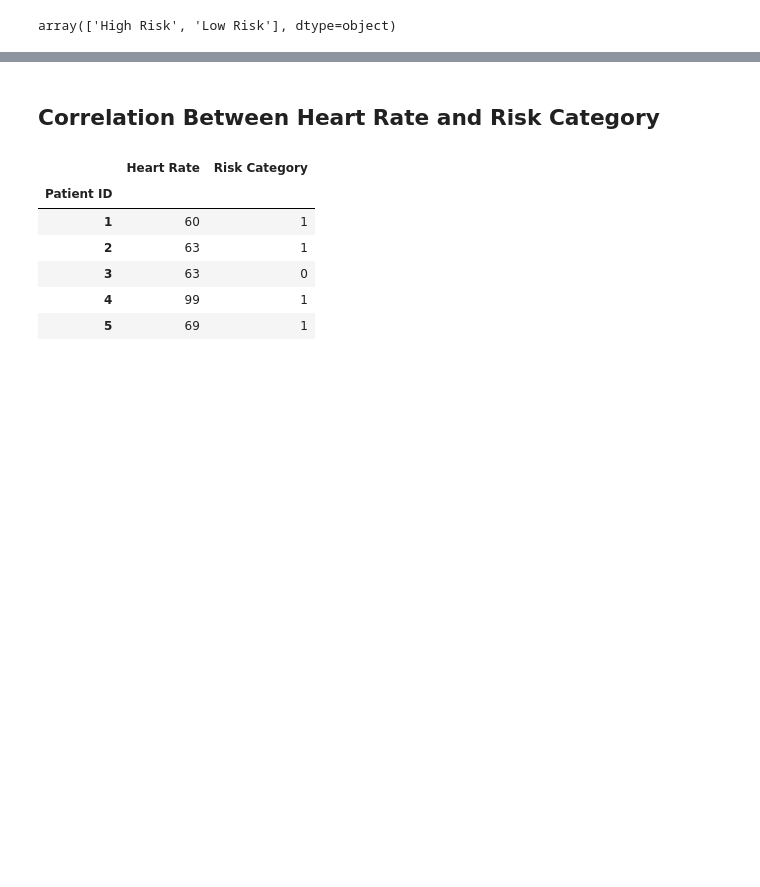
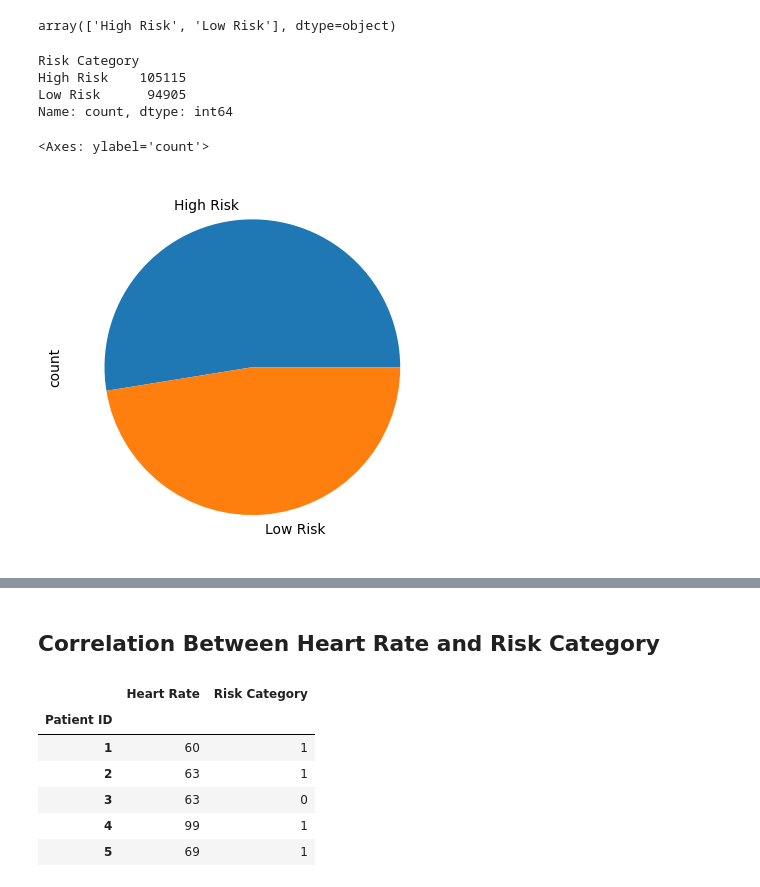
Before and after one commit to Ritushwar/safetronics, a Jupyter notebook: visualize.ipynb, the cells around one changed output, grey strips where cells are left out. Saved outputs shown, nothing was run; the diff lists cells and outputs as text; code cells hidden in the pictures; blank space fills up the shorter version.

```diff
--- a/visualize.ipynb
+++ b/visualize.ipynb
@@ -98,5 +126,18 @@ df_1.head()
 df_1['Risk Category'].unique()
 # %% [output]
 array(['High Risk', 'Low Risk'], dtype=object)
+# %%
+# portion of High Risk and Low risk
+df_1.value_counts('Risk Category')   # The Dataset is balanced
+# %% [output]
+Risk Category
+High Risk    105115
+Low Risk      94905
+Name: count, dtype: int64
+# %%
+df_1['Risk Category'].value_counts().plot.pie()
+# %% [output]
+<Axes: ylabel='count'>
+[figure, added]
 # %%
 # mapping low risk and high risk to numeric valu
```
Also changed, not shown: parts of 10 cells of this notebook.
